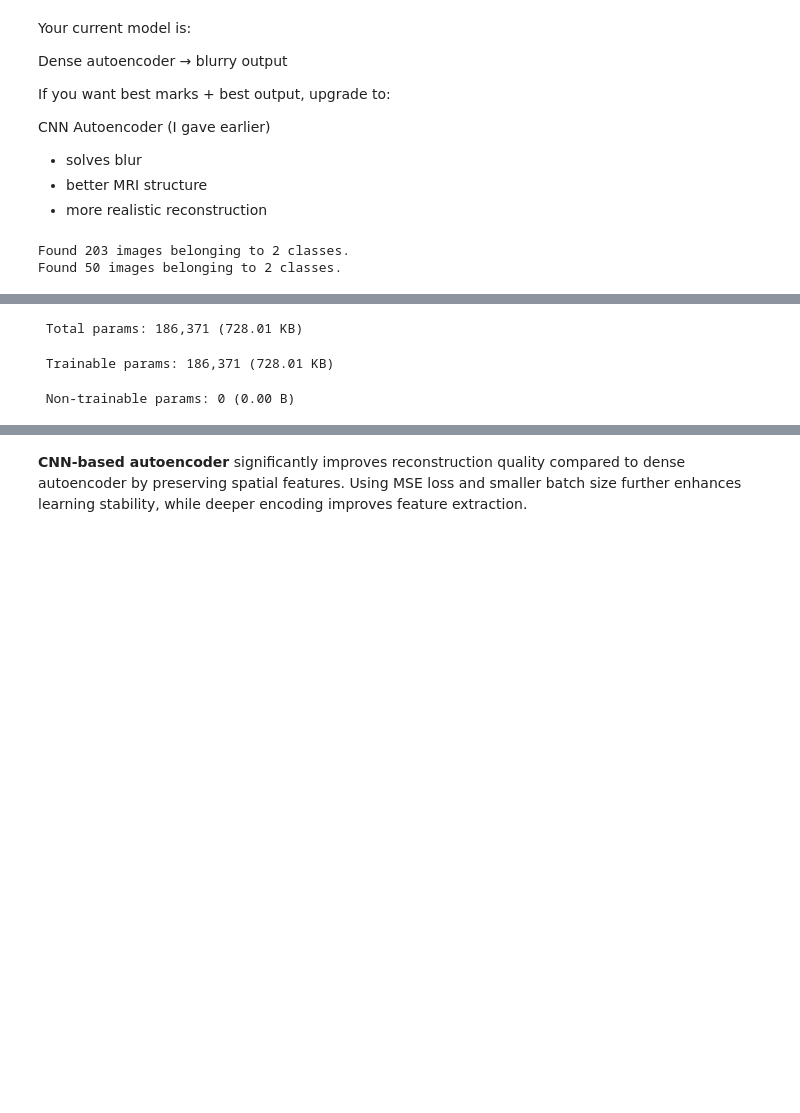
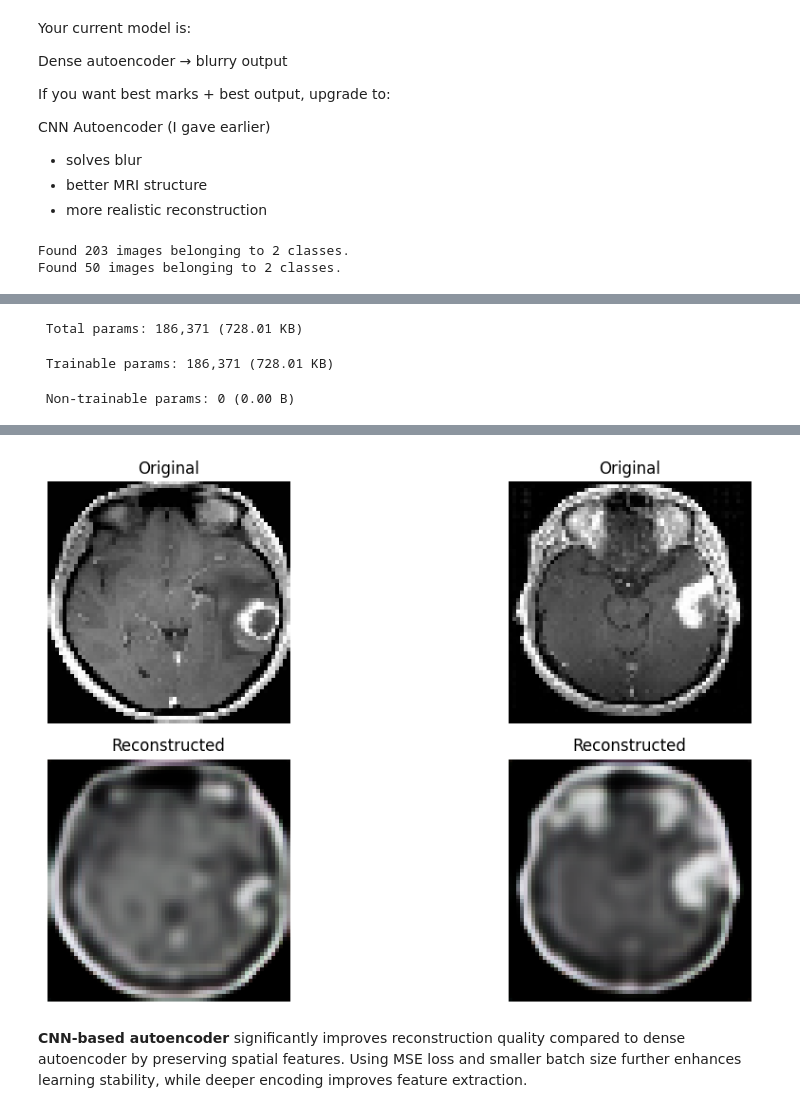
Before and after one commit to Madathanapalleleena/DL_exploration, a Jupyter notebook: dl_final_exploration.ipynb, the cells around one changed output, grey strips where cells are left out. Cells and saved outputs as stored; diff of their text form; code cells hidden in the pictures; blank space fills up the shorter version.

```diff
--- a/dl_final_exploration.ipynb
+++ b/dl_final_exploration.ipynb
@@ -1695,7 +1695,7 @@ CNN Autoencoder (I gave earlier)
 # %%
 import numpy as np
 import tensorflow as tf
-from tensorflow.keras.layers import Input, Conv2D, MaxPooling2D, UpSampling2D, Dropout
+from tensorflow.keras.layers import Input, Conv2D, MaxPooling2D, UpSampling2D
 from tensorflow.keras.models import Model
 from tensorflow.keras.preprocessing.image import ImageDataGenerator
 import matplotlib.pyplot as plt
@@ -1707,7 +1707,7 @@ dataset_path = "/kaggle/input/datasets/navoneel/brain-mri-images-for-brain-tumor
 
 datagen = ImageDataGenerator(rescale=1./255, validation_split=0.2)
 
-train_data = datagen.flow_from_directory(
+train_gen = datagen.flow_from_directory(
     dataset_path,
     target_size=(64, 64),
     batch_size=16,
@@ -1716,7 +1716,7 @@ train_data = datagen.flow_from_directory(
     shuffle=True
 )
 
-val_data = datagen.flow_from_directory(
+val_gen = datagen.flow_from_directory(
     dataset_path,
     target_size=(64, 64),
     batch_size=16,
@@ -1726,7 +1726,18 @@ val_data = datagen.flow_from_directory(
 )
 
 # -----------------------------
-# 2. CNN AUTOENCODER MODEL
+# 2. SAFE AUTOENCODER GENERATOR (IMPORTANT FIX)
+# -----------------------------
+def autoencoder_generator(generator):
+    while True:
+        batch = next(generator)
+        yield batch, batch   # input = output
+
+train_data = autoencoder_generator(train_gen)
+val_data = autoencoder_generator(val_gen)
+
+# -----------------------------
+# 3. CNN AUTOENCODER MODEL
 # -----------------------------
 input_img = Input(shape=(64, 64, 3))
 
@@ -1735,10 +1746,8 @@ x = Conv2D(32, (3,3), activation='relu', padding='same')(input_img)
 x = MaxPooling2D((2,2), padding='same')(x)
 
 x = Conv2D(64, (3,3), activation='relu', padding='same')(x)
-x = Dropout(0.3)(x)
 x = MaxPooling2D((2,2), padding='same')(x)
 
-# Bottleneck
 x = Conv2D(128, (3,3), activation='relu', padding='same')(x)
 
 # Decoder
@@ -1753,69 +1762,59 @@ decoded = Conv2D(3, (3,3), activation='sigmoid', padding='same')(x)
 autoencoder = Model(input_img, decoded)
 
 # -----------------------------
-# 3. COMPILE
+# 4. COMPILE
 # -----------------------------
 autoencoder.compile(optimizer='adam', loss='mse')
+
 autoencoder.summary()
 
 # -----------------------------
-# 4. NOISE FUNCTION (DENOISING)
+# 5. TRAINING (FIXED)
 # -----------------------------
-def add_noise(batch):
-    noise = np.random.normal(0, 0.1, batch.shape)
-    noisy = batch + noise
-    return np.clip(noisy, 0., 1.)
+steps_per_epoch = len(train_gen)
+validation_steps = len(val_gen)
+
+epochs = 20   # keep small for speed
+
+autoencoder.fit(
+    train_data,
+    steps_per_epoch=steps_per_epoch,
+    validation_data=val_data,
+    validation_steps=validation_steps,
+    epochs=epochs,
+    verbose=1
+)
 
 # -----------------------------
-# 5. TRAINING LOOP (WITH NOISE)
+# 6. PREDICTION
 # -----------------------------
-epochs = 30
-
-for epoch in range(epochs):
-    print(f"\nEpoch {epoch+1}/{epochs}")
-
-    for batch in train_data:
-        noisy_batch = add_noise(batch)
-        autoencoder.train_on_batch(noisy_batch, batch)
-
-    # Validation check
-    val_batch = next(val_data)
-    noisy_val = add_noise(val_batch)
-    loss = autoencoder.evaluate(noisy_val, val_batch, verbose=0)
-    print("Validation Loss:", loss)
+sample_batch = next(val_gen)
+reconstructed = autoencoder.predict(sample_batch)
 
 # -----------------------------
-# 6. TEST / RECONSTRUCTION
+# 7. VISUALIZATION (FIXED)
 # -----------------------------
-sample_batch = next(val_data)
-noisy_sample = add_noise(sample_batch)
-reconstructed = autoencoder.predict(noisy_sample)
+sample_batch = next(val_gen)
+reconstructed = autoencoder.predict(sample_batch)
 
-# -----------------------------
-# 7. VISUALIZATION
-# -----------------------------
-n = 5
-plt.figure(figsize=(12,6))
+n = min(5, sample_batch.shape[0])  # IMPORTANT FIX
+
+plt.figure(figsize=(12, 6))
 
 for i in range(n):
     # Original
-    ax = plt.subplot(3, n, i+1)
+    ax = plt.subplot(2, n, i+1)
     plt.imshow(sample_batch[i])
     plt.title("Original")
     plt.axis("off")
 
-    # Noisy
-    ax = plt.subplot(3, n, i+1+n)
-    plt.imshow(noisy_sample[i])
-    plt.title("Noisy")
-    plt.axis("off")
-
     # Reconstructed
-    ax = plt.subplot(3, n, i+1+2*n)
+    ax = plt.subplot(2, n, i+1+n)
     plt.imshow(reconstructed[i])
     plt.title("Reconstructed")
     plt.axis("off")
 
+plt.tight_layout()
 plt.show()
 # %% [output]
 Found 203 images belonging to 2 classes.
@@ -1846,2 +1860,3 @@ KeyboardInterrupt:
+[figure, added]
 # %% [markdown]
 **CNN-based autoencoder** significantly improves reconstruction quality compared to dense autoencoder by preserving spatial features. Using MSE loss and smaller batch size further enhances learning stability, while deeper encoding improves feature extraction.
```
Also changed, not shown: parts of 1 cell of this notebook.
